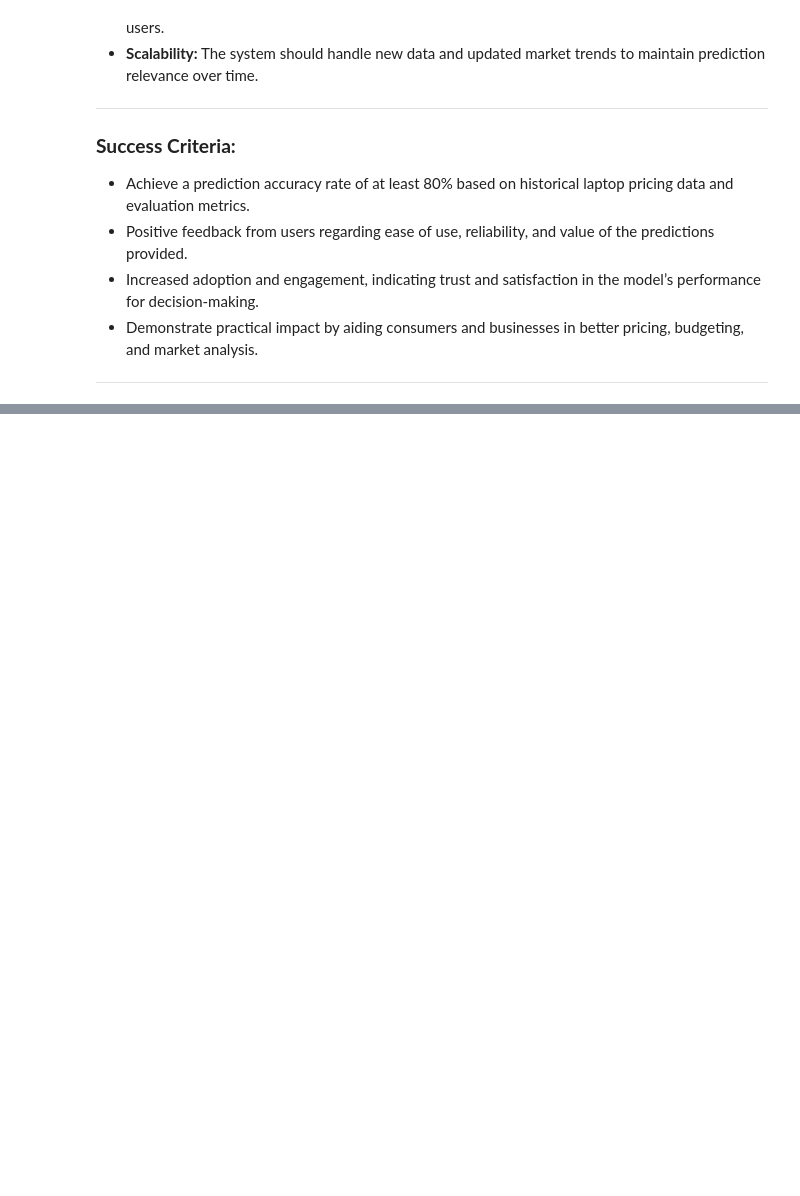
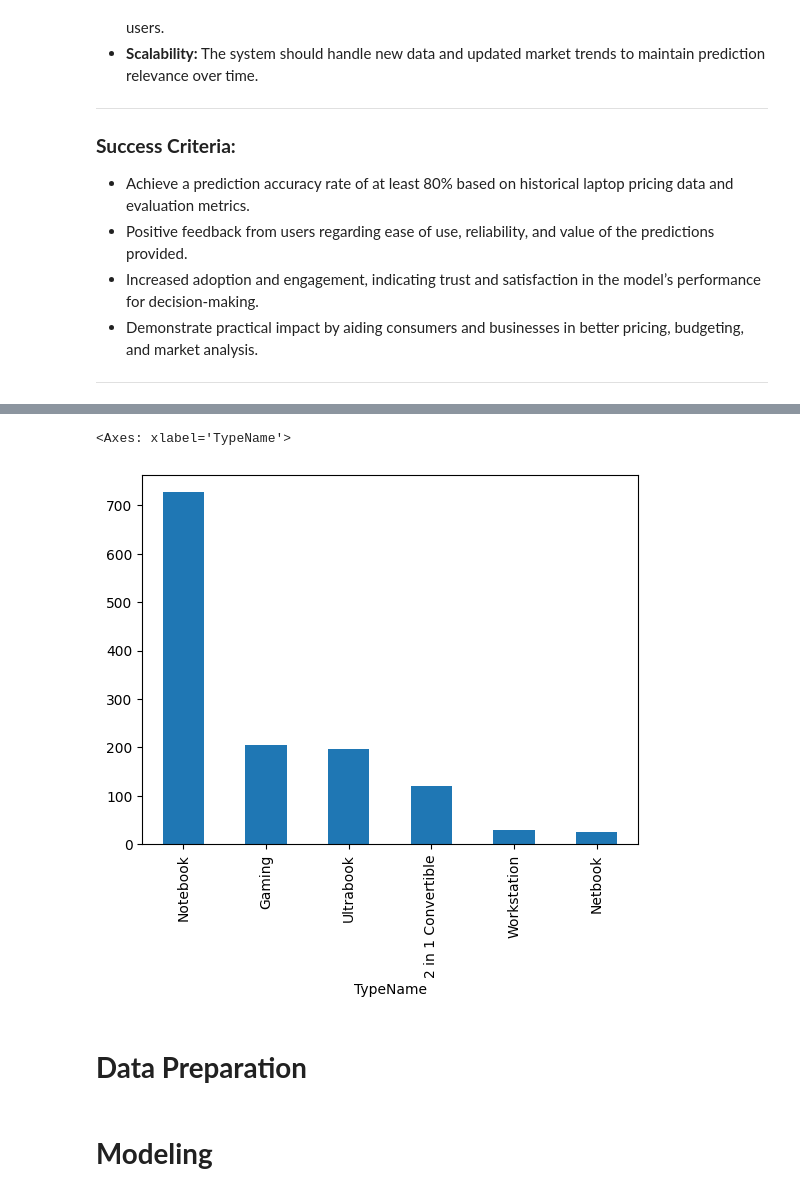
Before and after one commit to ahmedsaleem123/May_2025_DeepFake_Project, a Jupyter notebook: Project.ipynb, the cells around one changed output, grey strips where cells are left out. Cells and saved outputs as stored; diff of their text form; code cells hidden in the pictures; blank space fills up the shorter version.

```diff
--- a/Project.ipynb
+++ b/Project.ipynb
@@ -55,0 +256,11 @@ The Laptop Price Predictor project aims to develop a robust machine learning mod
+# %%
+# Plot the count of each "laptop type" as a bar chart
+# This helps us to see which laptop types are most common in our dataset.
+df['TypeName'].value_counts().plot(kind='bar')
+# %% [output]
+<Axes: xlabel='TypeName'>
+[figure, added]
+# %% [markdown]
+# **Data Preparation**
+# %% [markdown]
+# **Modeling**
```
Also changed, not shown: parts of 20 cells of this notebook.
